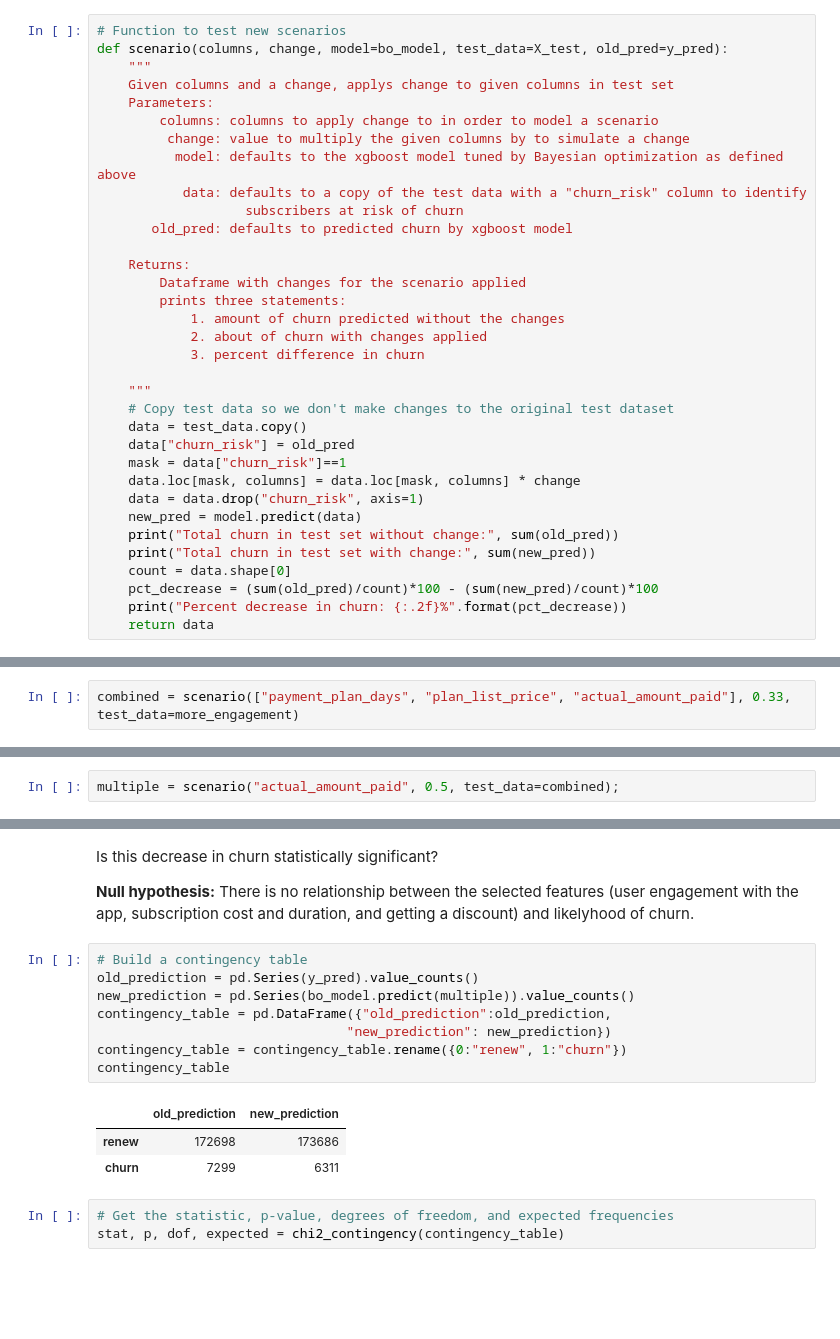
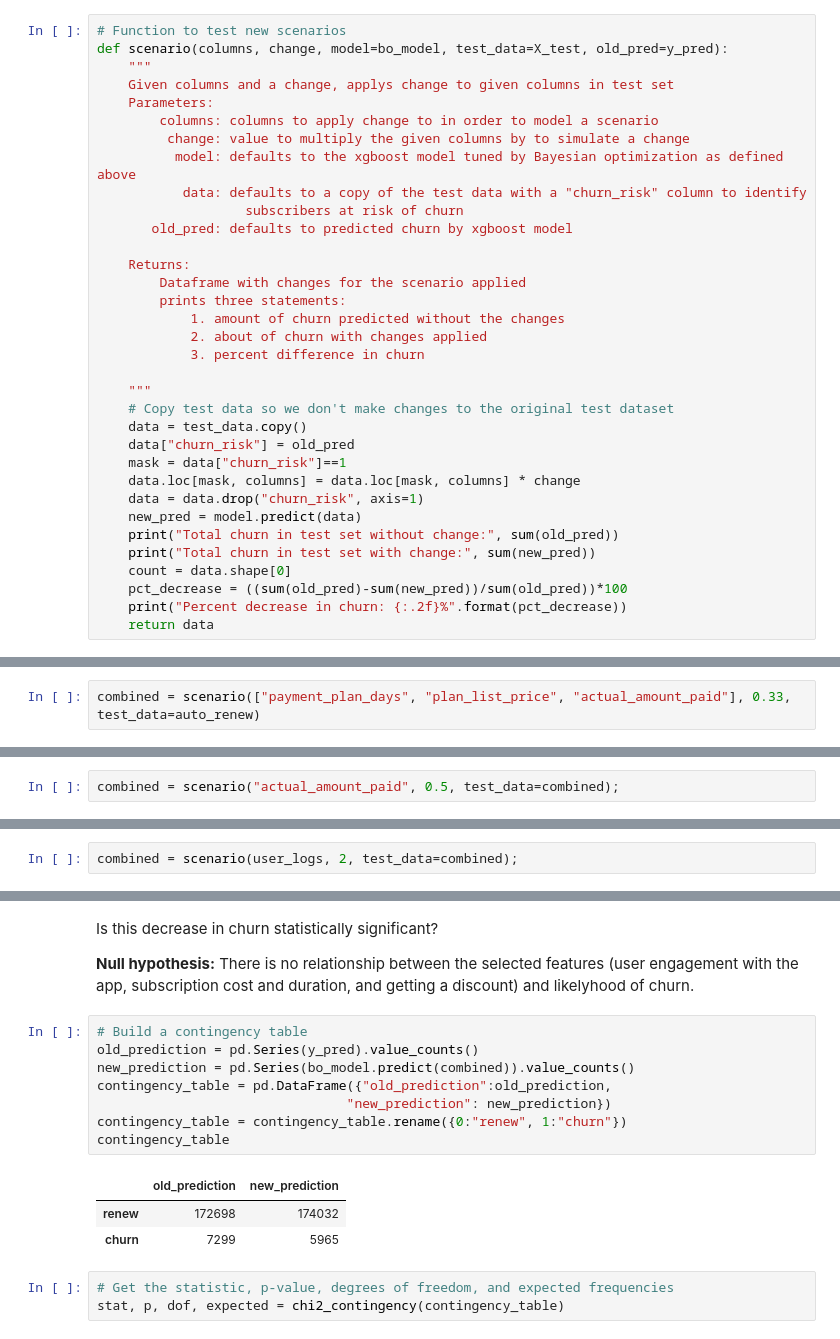
Before and after one commit to bmensah/springboard, a Jupyter notebook: capstone2/churn_analysis/capstone2_notebooks/Capstone2_Modeling.ipynb, the cells around one changed output, grey strips where cells are left out. Cells and saved outputs as stored; diff of their text form; blank space fills up the shorter version.

```diff
--- a/capstone2/churn_analysis/capstone2_notebooks/Capstone2_Modeling.ipynb
+++ b/capstone2/churn_analysis/capstone2_notebooks/Capstone2_Modeling.ipynb
@@ -273,7 +275,7 @@ def scenario(columns, change, model=bo_model, test_data=X_test, old_pred=y_pred)
     print("Total churn in test set without change:", sum(old_pred))
     print("Total churn in test set with change:", sum(new_pred))
     count = data.shape[0]
-    pct_decrease = (sum(old_pred)/count)*100 - (sum(new_pred)/count)*100
+    pct_decrease = ((sum(old_pred)-sum(new_pred))/sum(old_pred))*100
     print("Percent decrease in churn: {:.2f}%".format(pct_decrease))
     return data
 # %% [markdown]
@@ -345,4 +349,4 @@ A combination of models could lead to greater success. Let's combine the two mos
 # %%
-combined = scenario(["payment_plan_days", "plan_list_price", "actual_amount_paid"], 0.33, test_data=more_engagement)
+combined = scenario(["payment_plan_days", "plan_list_price", "actual_amount_paid"], 0.33, test_data=auto_renew)
 # %% [output]
 Total churn in test set without change: 7299
@@ -353,4 +357,4 @@ This combined approach gives us the best results, with 760 subscribers who were
 # %%
-multiple = scenario("actual_amount_paid", 0.5, test_data=combined);
+combined = scenario("actual_amount_paid", 0.5, test_data=combined);
 # %% [output]
 Total churn in test set without change: 7299
@@ -360,0 +365,2 @@ Adding in our third best performing scenario, giving subscribers a 50% discount,
+# %%
+combined = scenario(user_logs, 2, test_data=combined);
@@ -367,15 +386,15 @@ __Null hypothesis:__ There is no relationship between the selected features (use
 # %%
 # Build a contingency table
 old_prediction = pd.Series(y_pred).value_counts()
-new_prediction = pd.Series(bo_model.predict(multiple)).value_counts()
+new_prediction = pd.Series(bo_model.predict(combined)).value_counts()
 contingency_table = pd.DataFrame({"old_prediction":old_prediction,
                                 "new_prediction": new_prediction})
 contingency_table = contingency_table.rename({0:"renew", 1:"churn"})
 contingency_table
 # %% [output]
 |  | old_prediction | new_prediction |
-| renew | 172698 | 173686 |
-| churn | 7299 | 6311 |
+| renew | 172698 | 174032 |
+| churn | 7299 | 5965 |
 # %%
 # Get the statistic, p-value, degrees of freedom, and expected frequencies
 stat, p, dof, expected = chi2_contingency(contingency_table)
```
Also changed, not shown: parts of 33 cells of this notebook.
